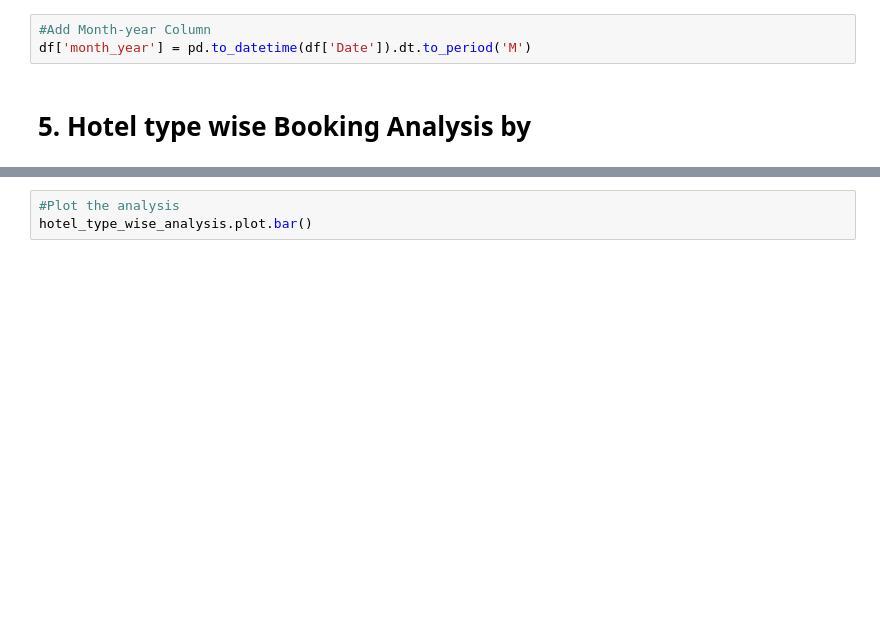
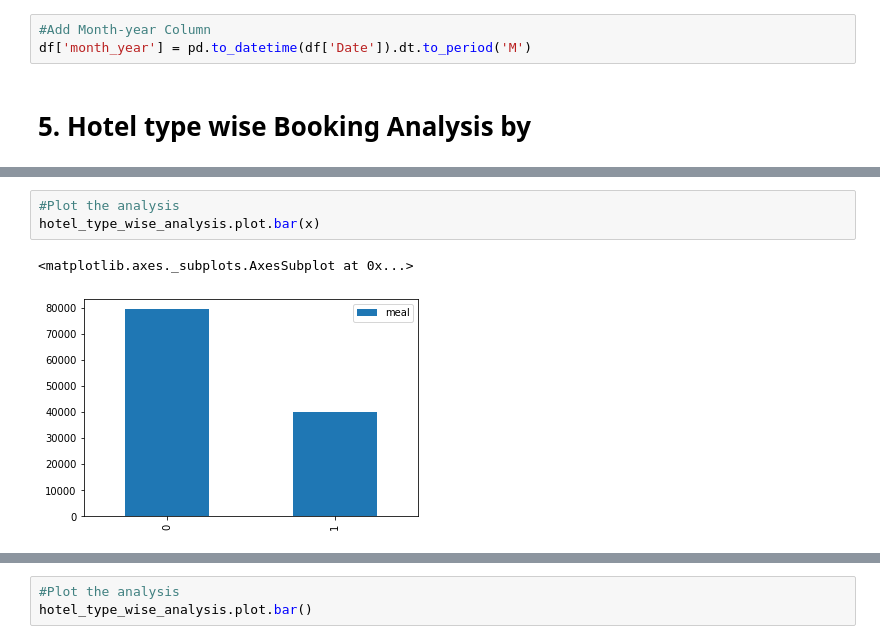
Before and after one commit to solankinitin1210/Capstone-Project-Hotel-Booking-Analysis, a Jupyter notebook: Capstone_Project_Hotel_Booking_Analysis_Capstone_Project.ipynb, the cells around one changed output, grey strips where cells are left out. Saved outputs shown, nothing was run; the diff lists cells and outputs as text; blank space fills up the shorter version.

```diff
--- a/Capstone_Project_Hotel_Booking_Analysis_Capstone_Project.ipynb
+++ b/Capstone_Project_Hotel_Booking_Analysis_Capstone_Project.ipynb
@@ -95,0 +92,6 @@ x,y=hotel_type_wise_analysis['']
+# %%
+#Plot the analysis
+hotel_type_wise_analysis.plot.bar(x)
+# %% [output]
+<matplotlib.axes._subplots.AxesSubplot at 0x...>
+[figure, added]
```
Also changed, not shown: parts of 13 cells of this notebook.
